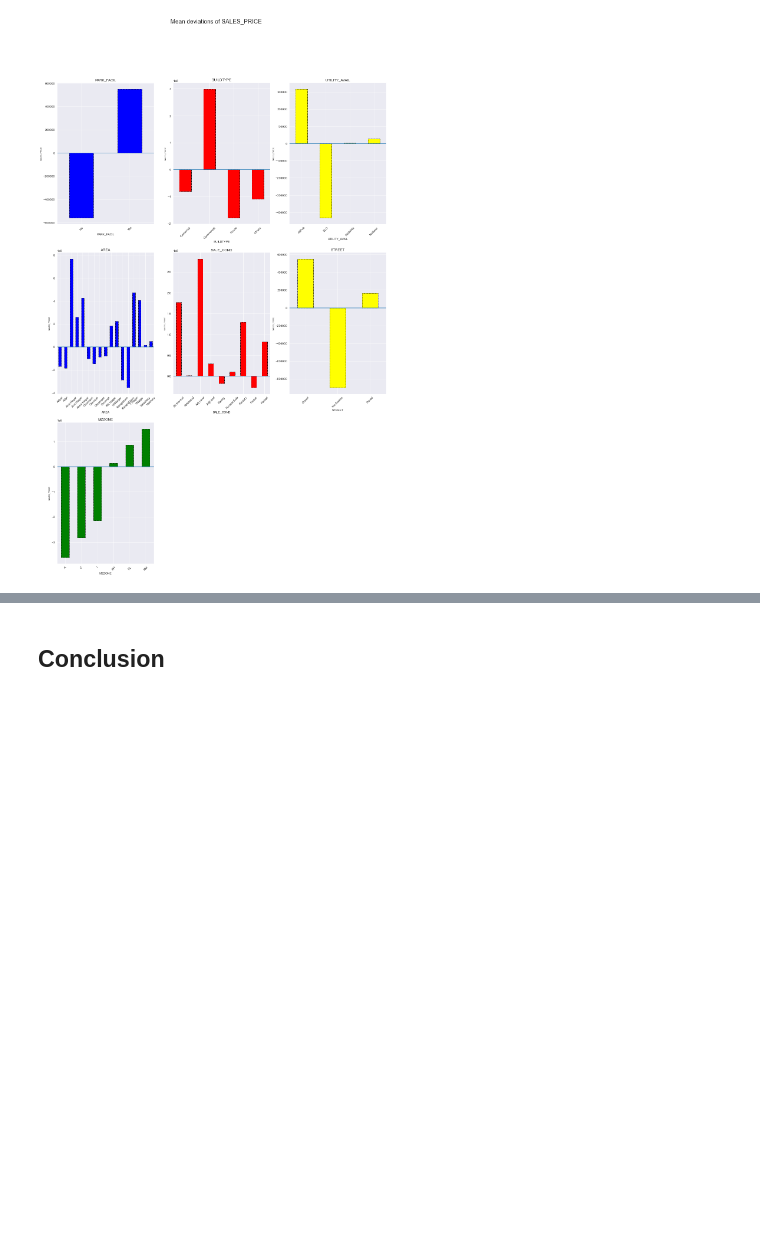
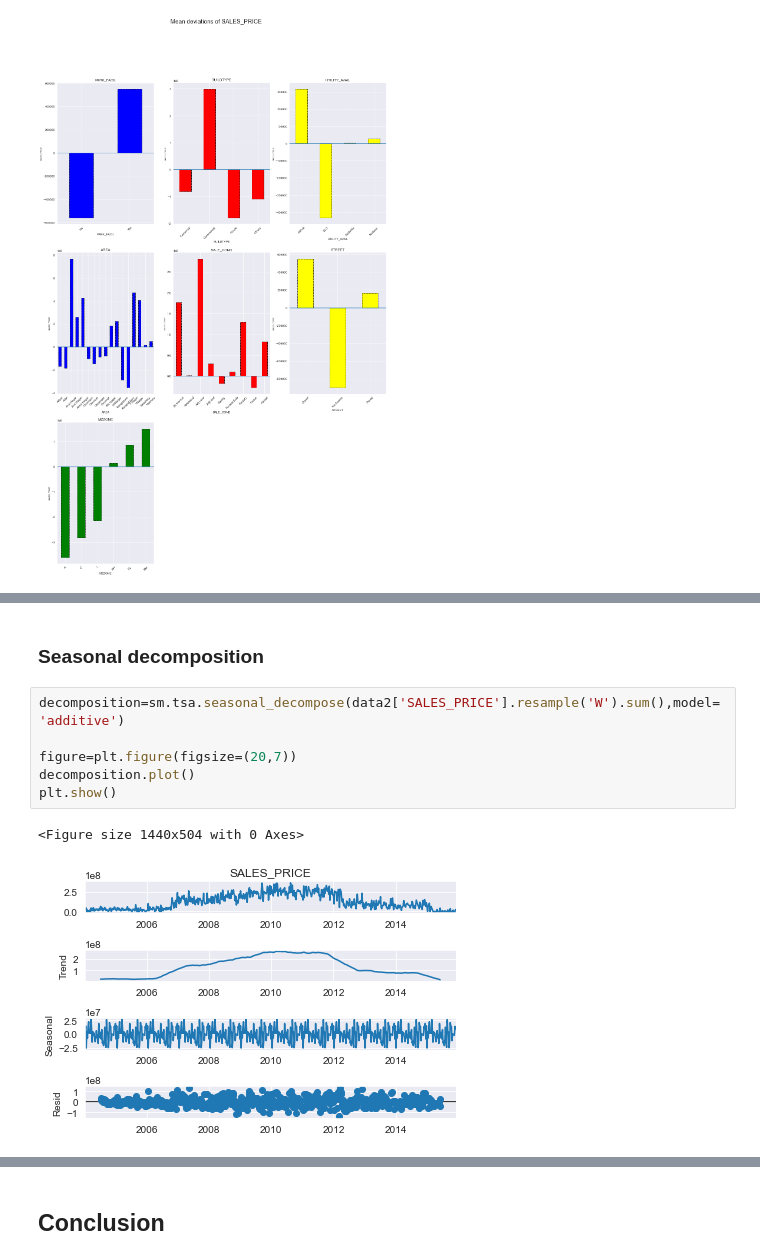
Before and after one commit to gabriel04100/finalCCportfolio, a Jupyter notebook: analysis.ipynb, the cells around one changed output, grey strips where cells are left out. Drawn from its saved outputs; the diff is of its cells as text; blank space fills up the shorter version.

```diff
--- a/analysis.ipynb
+++ b/analysis.ipynb
@@ -401,0 +427,11 @@ mean_dev(data,'SALES_PRICE',3,cols,['Blue','Red','Yellow','Blue','Red','Yellow',
+# %% [markdown]
+### Seasonal decomposition
+# %%
+decomposition=sm.tsa.seasonal_decompose(data2['SALES_PRICE'].resample('W').sum(),model='additive')
+
+figure=plt.figure(figsize=(20,7))
+decomposition.plot()
+plt.show()
+# %% [output]
+<Figure size 1440x504 with 0 Axes>
+[figure, added]
```
Also changed, not shown: parts of 9 cells of this notebook.
